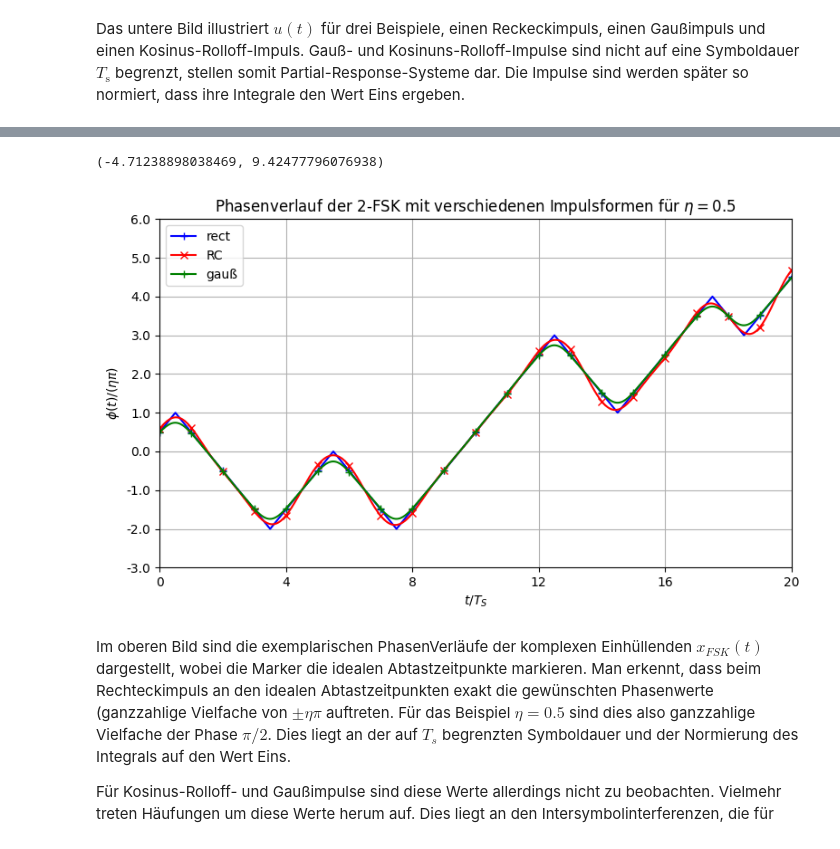
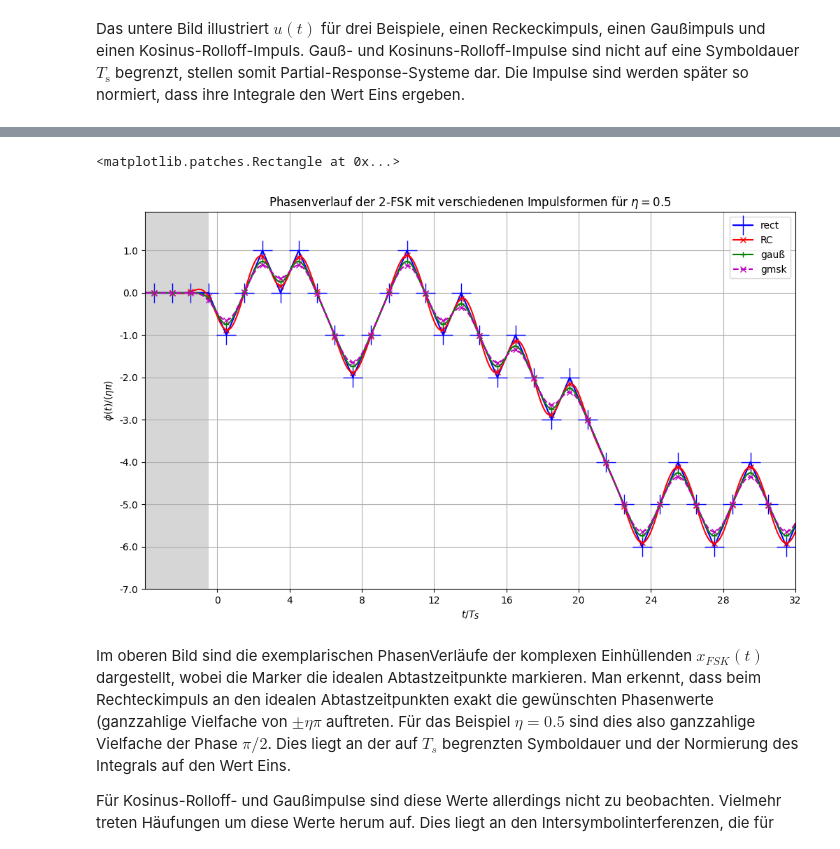
Before and after one commit to VK-NT2024/Nachrichtentechnik-Lecture, a Jupyter notebook: Part3-SignalsSystems/NT-DigModFSK.ipynb, the cells around one changed output, grey strips where cells are left out. Drawn from its saved outputs; the diff is of its cells as text; code cells hidden in the pictures.

```diff
--- a/Part3-SignalsSystems/NT-DigModFSK.ipynb
+++ b/Part3-SignalsSystems/NT-DigModFSK.ipynb
@@ -311,21 +331,25 @@ plt.legend()
 Das untere Bild illustriert $u(t)$ für drei Beispiele, einen Reckeckimpuls, einen Gaußimpuls und einen Kosinus-Rolloff-Impuls. Gauß- und Kosinuns-Rolloff-Impulse sind nicht auf eine Symboldauer $T_{\mathrm{s}}$ begrenzt, stellen somit Partial-Response-Systeme dar. Die Impulse sind werden später so normiert, dass ihre Integrale den Wert Eins ergeben.
 # %%
 # discrete-time convolution of data symbols with impulse responses
-_, u_rc = ask.impulse_shaping(d_ask, 'rc', L_ImpulseResponseSamples, Ts, fa)
+timeConv, u_rc = ask.impulse_shaping(d_ask, 'rc', L_ImpulseResponseSamples, Ts, fa, r)
 _, u_gauss = ask.impulse_shaping(d_ask, 'gauss', L_ImpulseResponseSamples, Ts, fa, 0, f3dBTs/Ts)
+_, u_gmsk = ask.impulse_shaping(d_ask, 'gmsk', L_ImpulseResponseSamples, Ts, fa, 0, f3dBTs/Ts)
 
 
-fig6 = plt.figure(figsize=(9,5))
+fig6 = plt.figure(figsize=(12,7))
 ax6 = fig6.add_subplot(111)
-ax6.plot(timeConv/Ts,u_rect, 'b-', label='rect')
+ax6.plot(timeConv_rect/Ts,u_rect, 'b-', label='rect')
 ax6.plot(timeConv/Ts,u_rc, 'r-x', markevery=w, label='RC')
 ax6.plot(timeConv/Ts,u_gauss, 'g-+',markevery=w,label='gauss')
+ax6.plot(timeConv/Ts,u_gmsk, 'm--x',markevery=w,label='gmsk')
 plt.xlabel('$t/T_S$')
 plt.ylabel('$u(t)$')
 plt.title('%d-ASK mit verschiedenen Impulsformen' %(M))
 plt.grid(True)
 plt.legend()
 plt.xticks(np.arange(0,33,4))
-plt.xlim(0,20)
+plt.xlim(-4,32)
 #plt.ylim(-0.2,0.2)
+plt.axvspan(-4, 0, facecolor='0.2', alpha=0.2)
+#plt.axvspan(32, 35, facecolor='0.2', alpha=0.2)
 # %% [output]
@@ -334,31 +358,36 @@ plt.xlim(0,20)
 # %%
 # integration over time
+start = np.argwhere(timeConv>=0)[0][0]
+
 ptr_eta = 1
-phi_rc = np.cumsum(u_rc) * eta[ptr_eta] * np.pi * dt
-phi_gauss = np.cumsum(u_gauss) * eta[ptr_eta] * np.pi * dt
+phi_rc    = np.cumsum(u_rc) * eta[ptr_eta] * np.pi * dt / Ts
+phi_gauss = np.cumsum(u_gauss) * eta[ptr_eta] * np.pi * dt / Ts
+phi_gmsk  = np.cumsum(u_gmsk) * eta[ptr_eta] * np.pi * dt / Ts
 
-xmaxPlot = 20
-ymin = int(np.floor(np.amin(phi_rc[:(xmaxPlot+4)*w]/(eta[ptr_eta]*np.pi)))-1)
-ymax = int(np.ceil(np.amax(phi_rc[:(xmaxPlot+4)*w]/(eta[ptr_eta]*np.pi)))+1)
+xmaxPlot = 32
+ymin = int(np.floor(np.amin(phi_rc[:(xmaxPlot)*w]))-1)
+ymax = int(np.ceil(np.amax(phi_rc[:(xmaxPlot)*w]))+1)
 
-fig7 = plt.figure(figsize=(9,5))
+fig7 = plt.figure(figsize=(12,7))
 ax7 = fig7.add_subplot(111)
-ax7.plot(timeConv/Ts,phi_rect[:,ptr_eta], 'b-+', markevery=w, label='rect')
-ax7.plot(timeConv/Ts,phi_rc, 'r-x', markevery=w, label='RC')
-ax7.plot(timeConv/Ts,phi_gauss, 'g-+',markevery=w,label='gauß')
+ax7.plot(timeConv_rect/Ts,phi_rect[:,ptr_eta], 'b-+', markevery=(w//2,w), markersize=20, label='rect')
+ax7.plot(timeConv/Ts, phi_rc, 'r-x', markevery=(w//2,w), label='RC')
+ax7.plot(timeConv/Ts, phi_gauss, 'g-+',markevery=(w//2,w),label='gauß')
+ax7.plot(timeConv/Ts, phi_gmsk, 'm--x',markevery=(w//2,w),label='gmsk')
 plt.xlabel('$t/T_S$')
 plt.ylabel('$\phi(t) / (\eta \pi)$')
 plt.title('Phasenverlauf der %d-FSK mit verschiedenen Impulsformen für $\eta=$%1.1f' %(M,eta[ptr_eta]))
 plt.grid(True)
 plt.legend()
 plt.xticks(np.arange(0,xmaxPlot+1,4))
 plt.yticks(np.linspace(ymin*eta[ptr_eta]*np.pi,ymax*eta[ptr_eta]*np.pi,ymax-ymin+1))
 ax7.set_yticklabels(np.linspace(ymin,ymax,ymax-ymin+1))
-plt.xlim(0,xmaxPlot)
-plt.ylim(ymin*eta[ptr_eta]*np.pi,ymax*eta[ptr_eta]*np.pi)
+plt.xlim(-4,xmaxPlot)
+plt.ylim(ymin,ymax)
+plt.axvspan(-4, -0.5, facecolor='0.2', alpha=0.2)
 # %% [output]
-(-4.71238898038469, 9.42477796076938)
+<matplotlib.patches.Rectangle at 0x...>
-[figure, old version]
+[figure, new version]
 # %% [markdown]
 Im oberen Bild sind die exemplarischen PhasenVerläufe der komplexen Einhüllenden $x_{FSK}(t)$ dargestellt, wobei die Marker die idealen Abtastzeitpunkte markieren. Man erkennt, dass beim Rechteckimpuls an den idealen Abtastzeitpunkten exakt die gewünschten Phasenwerte (ganzzahlige Vielfache von $\pm \eta \pi$ auftreten. Für das Beispiel $\eta=0.5$ sind dies also ganzzahlige Vielfache der Phase $\pi/2$. Dies liegt an der auf $T_s$ begrenzten Symboldauer und der Normierung des Integrals auf den Wert Eins.
 
```
Also changed, not shown: parts of 8 cells of this notebook, 2 other files.
